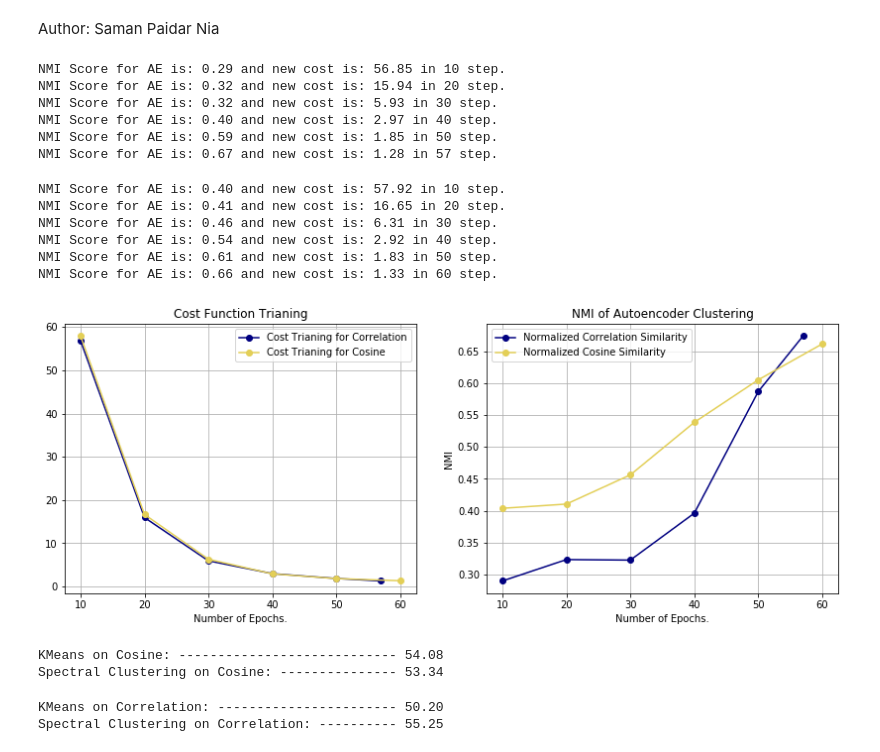
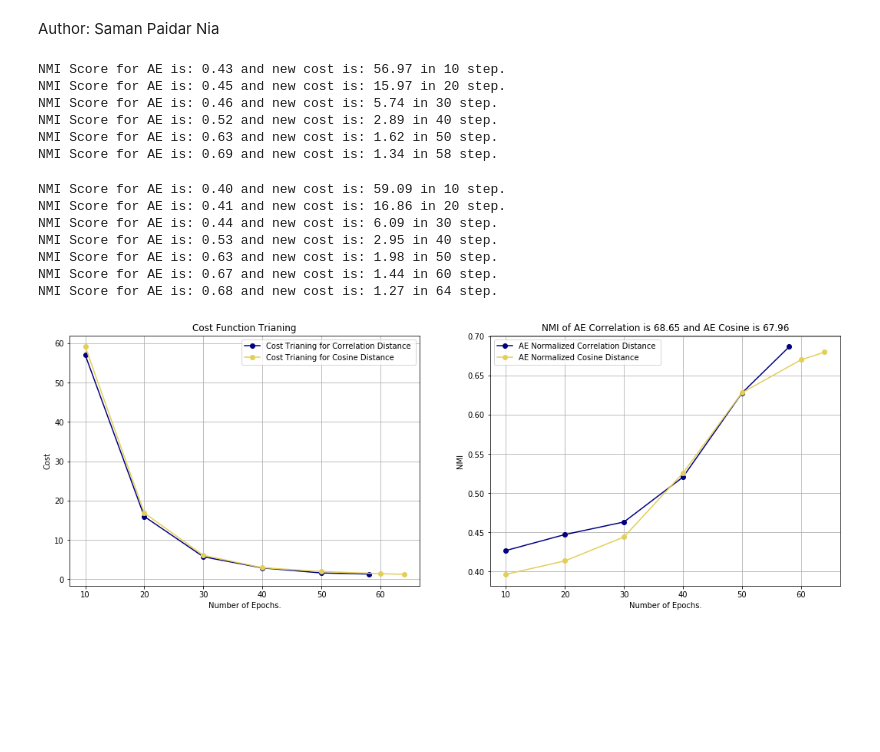
Before and after one commit to saman-nia/Deep-Neural-Networks-for-Clustering, a Jupyter notebook: Autoencoder on the 20 newsgroups text dataset/6_NG.ipynb, the cells around one changed output. Cells and saved outputs as stored; diff of their text form; code cells hidden in the pictures; blank space fills up the shorter version.

```diff
--- a/Autoencoder on the 20 newsgroups text dataset/6_NG.ipynb
+++ b/Autoencoder on the 20 newsgroups text dataset/6_NG.ipynb
@@ -72,8 +72,7 @@ def read_NewsGroup_data(similarity):
     logging.basicConfig(level=logging.INFO,
                         format='%(asctime)s %(levelname)s %(message)s')
     op = OptionParser()
-    op.add_option("--lsa",
-                  dest="n_components", type="int",
+    op.add_option("--lsa", dest="n_components", type="int",
                   help="Preprocess documents with latent semantic analysis.")
     op.add_option("--no-idf",action="store_false", dest="use_idf", default=True,
                   help="Disable Inverse Document Frequency feature weighting.")
@@ -239,19 +248,19 @@ while first_pass or new_cost >= stop_learning:
         ae_codes = sess.run(code, feed_dict={x: trainSet_correlation.whole_dataset()[0],
                                          phase_train: False})
         idx = k_means_(ae_codes, n_cluster)
-        ae_nmi = normalized_mutual_info_score(trainSet_correlation.whole_dataset()[1], idx)
-        results_cor.append(ae_nmi)
+        ae_nmi_cor = normalized_mutual_info_score(trainSet_correlation.whole_dataset()[1], idx)
+        results_cor.append(ae_nmi_cor)
         steps_cor.append(epoch)
         loss_cost_cor.append(new_cost)
         print("NMI Score for AE is: {:0.2f} and new cost is: {:0.2f} in {:d} step. "
-              .format(ae_nmi, new_cost, epoch))
+              .format(ae_nmi_cor, new_cost, epoch))
 # %% [output]
-NMI Score for AE is: 0.29 and new cost is: 56.85 in 10 step.
-NMI Score for AE is: 0.32 and new cost is: 15.94 in 20 step.
-NMI Score for AE is: 0.32 and new cost is: 5.93 in 30 step.
-NMI Score for AE is: 0.40 and new cost is: 2.97 in 40 step.
-NMI Score for AE is: 0.59 and new cost is: 1.85 in 50 step.
-NMI Score for AE is: 0.67 and new cost is: 1.28 in 57 step.
+NMI Score for AE is: 0.43 and new cost is: 56.97 in 10 step.
+NMI Score for AE is: 0.45 and new cost is: 15.97 in 20 step.
+NMI Score for AE is: 0.46 and new cost is: 5.74 in 30 step.
+NMI Score for AE is: 0.52 and new cost is: 2.89 in 40 step.
+NMI Score for AE is: 0.63 and new cost is: 1.62 in 50 step.
+NMI Score for AE is: 0.69 and new cost is: 1.34 in 58 step.
 # %%
 with tf.Graph().as_default():
     with tf.variable_scope("autoencoder_model"):
@@ -284,16 +293,17 @@ while first_pass or new_cost >= stop_learning:
         ae_codes = sess.run(code, feed_dict={x: trainSet_cosine.whole_dataset()[0],
                                          phase_train: False})
         idx = k_means_(ae_codes, n_cluster)
-        ae_nmi = normalized_mutual_info_score(trainSet_cosine.whole_dataset()[1], idx)
-        results_cos.append(ae_nmi)
+        ae_nmi_cos = normalized_mutual_info_score(trainSet_cosine.whole_dataset()[1], idx)
+        results_cos.append(ae_nmi_cos)
         steps_cos.append(epoch)
         loss_cost_cos.append(new_cost)
         print("NMI Score for AE is: {:0.2f} and new cost is: {:0.2f} in {:d} step. "
-              .format(ae_nmi, new_cost, epoch))
+              .format(ae_nmi_cos, new_cost, epoch))
 # %% [output]
-NMI Score for AE is: 0.40 and new cost is: 57.92 in 10 step.
-NMI Score for AE is: 0.41 and new cost is: 16.65 in 20 step.
-NMI Score for AE is: 0.46 and new cost is: 6.31 in 30 step.
-NMI Score for AE is: 0.54 and new cost is: 2.92 in 40 step.
-NMI Score for AE is: 0.61 and new cost is: 1.83 in 50 step.
-NMI Score for AE is: 0.66 and new cost is: 1.33 in 60 step.
+NMI Score for AE is: 0.40 and new cost is: 59.09 in 10 step.
+NMI Score for AE is: 0.41 and new cost is: 16.86 in 20 step.
+NMI Score for AE is: 0.44 and new cost is: 6.09 in 30 step.
+NMI Score for AE is: 0.53 and new cost is: 2.95 in 40 step.
+NMI Score for AE is: 0.63 and new cost is: 1.98 in 50 step.
+NMI Score for AE is: 0.67 and new cost is: 1.44 in 60 step.
+NMI Score for AE is: 0.68 and new cost is: 1.27 in 64 step.
@@ -300,21 +322,22 @@ NMI Score for AE is: 0.66 and new cost is: 1.33 in 60 step.
 # %%
 warnings.filterwarnings('ignore')
-plt.figure(figsize=(14, 5))
+plt.figure(figsize=(18, 6))
 plt.subplot(1,2,1)
-plt.errorbar(steps_cor, loss_cost_cor, label='Cost Trianing for Correlation', color='#000080', marker='o')
-plt.errorbar(steps_cos, loss_cost_cos, label='Cost Trianing for Cosine', color='#E3CF57', marker='o')
+plt.errorbar(steps_cor, loss_cost_cor, label='Cost Trianing for Correlation Distance ', color='#000080', marker='o')
+plt.errorbar(steps_cos, loss_cost_cos, label='Cost Trianing for Cosine Distance ', color='#E3CF57', marker='o')
 plt.xlabel('Number of Epochs.')
+plt.ylabel('Cost')
 plt.grid()
 plt.title('Cost Function Trianing')
 plt.legend(loc='best')
 plt.subplot(1,2,2)
-plt.errorbar(steps_cor, results_cor, label='Normalized Correlation Similarity', color='#000080', marker='o')
-plt.errorbar(steps_cos, results_cos, label='Normalized Cosine Similarity', color='#E3CF57', marker='o')
+plt.errorbar(steps_cor, results_cor, label='AE Normalized Correlation Distance ', color='#000080', marker='o')
+plt.errorbar(steps_cos, results_cos, label='AE Normalized Cosine Distance ', color='#E3CF57', marker='o')
 plt.xlabel('Number of Epochs.')
 plt.ylabel('NMI')
 plt.grid()
-plt.title('NMI of Autoencoder Clustering')
+plt.title(('NMI of AE Correlation is {:0.2f} and AE Cosine is {:0.2f}').format(ae_nmi_cor*100, ae_nmi_cos*100))
 plt.legend(loc='best')
 plt.show()
 # %% [output]
-[figure, old version]
+[figure, new version]
@@ -331,20 +343,0 @@ def spectral_clustering(X, n_cluster):
-# %%
-spec_cluster, spectral_embedding = spectral_clustering(trainSet_cosine.whole_dataset()[0], n_cluster)
-spec_nmi = normalized_mutual_info_score(trainSet_cosine.whole_dataset()[1], spec_cluster)
-k_means_indx = k_means_(trainSet_cosine.whole_dataset()[0], n_cluster)
-k_means_nmi_ = (normalized_mutual_info_score(trainSet_cosine.whole_dataset()[1], k_means_indx))
-print("KMeans on Cosine: ---------------------------- {:0.2f}".format(k_means_nmi_*100))
-print("Spectral Clustering on Cosine: --------------- {:0.2f} ".format(spec_nmi*100))
-# %% [output]
-KMeans on Cosine: ---------------------------- 54.08
-Spectral Clustering on Cosine: --------------- 53.34
-# %%
-spec_cluster, spectral_embedding = spectral_clustering(trainSet_correlation.whole_dataset()[0], n_cluster)
-spec_nmi = normalized_mutual_info_score(trainSet_correlation.whole_dataset()[1], spec_cluster)
-k_means_indx = k_means_(trainSet_correlation.whole_dataset()[0], n_cluster)
-k_means_nmi_ = (normalized_mutual_info_score(trainSet_correlation.whole_dataset()[1], k_means_indx))
-print("KMeans on Correlation: ----------------------- {:0.2f}".format(k_means_nmi_*100))
-print("Spectral Clustering on Correlation: ---------- {:0.2f} ".format(spec_nmi*100))
-# %% [output]
-KMeans on Correlation: ----------------------- 50.20
-Spectral Clustering on Correlation: ---------- 55.25
```
Also changed, not shown: parts of 4 cells of this notebook.
